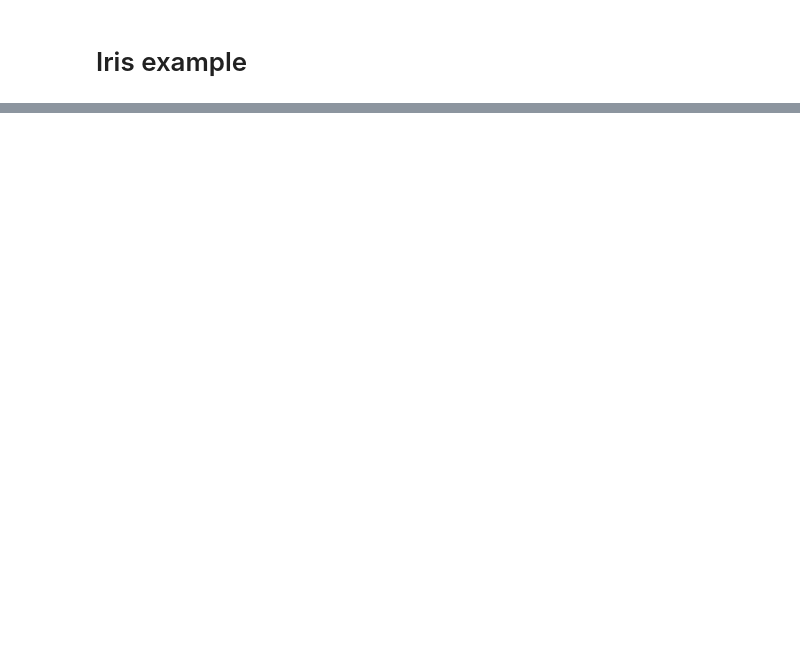
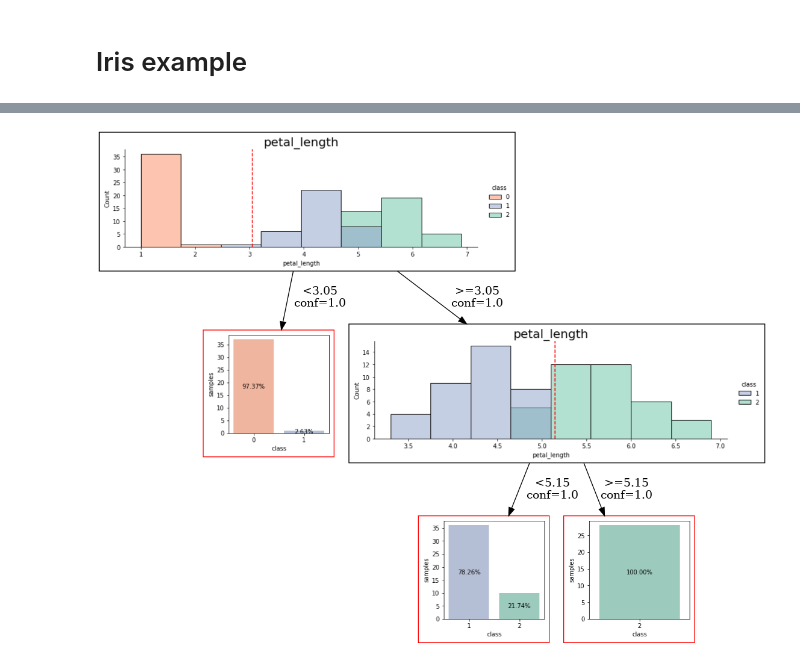
Before and after one commit to sbobek/lux, a Jupyter notebook: lux_usage_example.ipynb, the cells around one changed output, grey strips where cells are left out. Drawn from its saved outputs; the diff is of its cells as text; code cells hidden in the pictures; blank space fills up the shorter version.

Commit message:
Better visualization added

```diff
--- a/lux_usage_example.ipynb
+++ b/lux_usage_example.ipynb
@@ -342,7 +342,7 @@ import pandas as pd
 # import some data to play with
 iris = datasets.load_iris()
 features = ['sepal_length','sepal_width','petal_length','petal_width']
-target = 'calss'
+target = 'class'
 
 #create daatframe with columns names as strings (LUX accepts only DataFrames withj string columns names)
 df_iris = pd.DataFrame(iris.data,columns=features)
@@ -398,0 +403,10 @@ graphviz.Source.from_file('tree.dot')
+# %%
+import graphviz
+from graphviz import Source
+from IPython.display import SVG, Image
+lux.uid3.tree.save_dot('tree.dot',fmt='.2f',visual=True, background_data=train)
+gvz=graphviz.Source.from_file('tree.dot')
+!dot -Tpng tree.dot > tree.png
+Image('tree.png')
+# %% [output]
+[figure, added]
```
Also changed, not shown: parts of 8 cells of this notebook, 2 other files.
